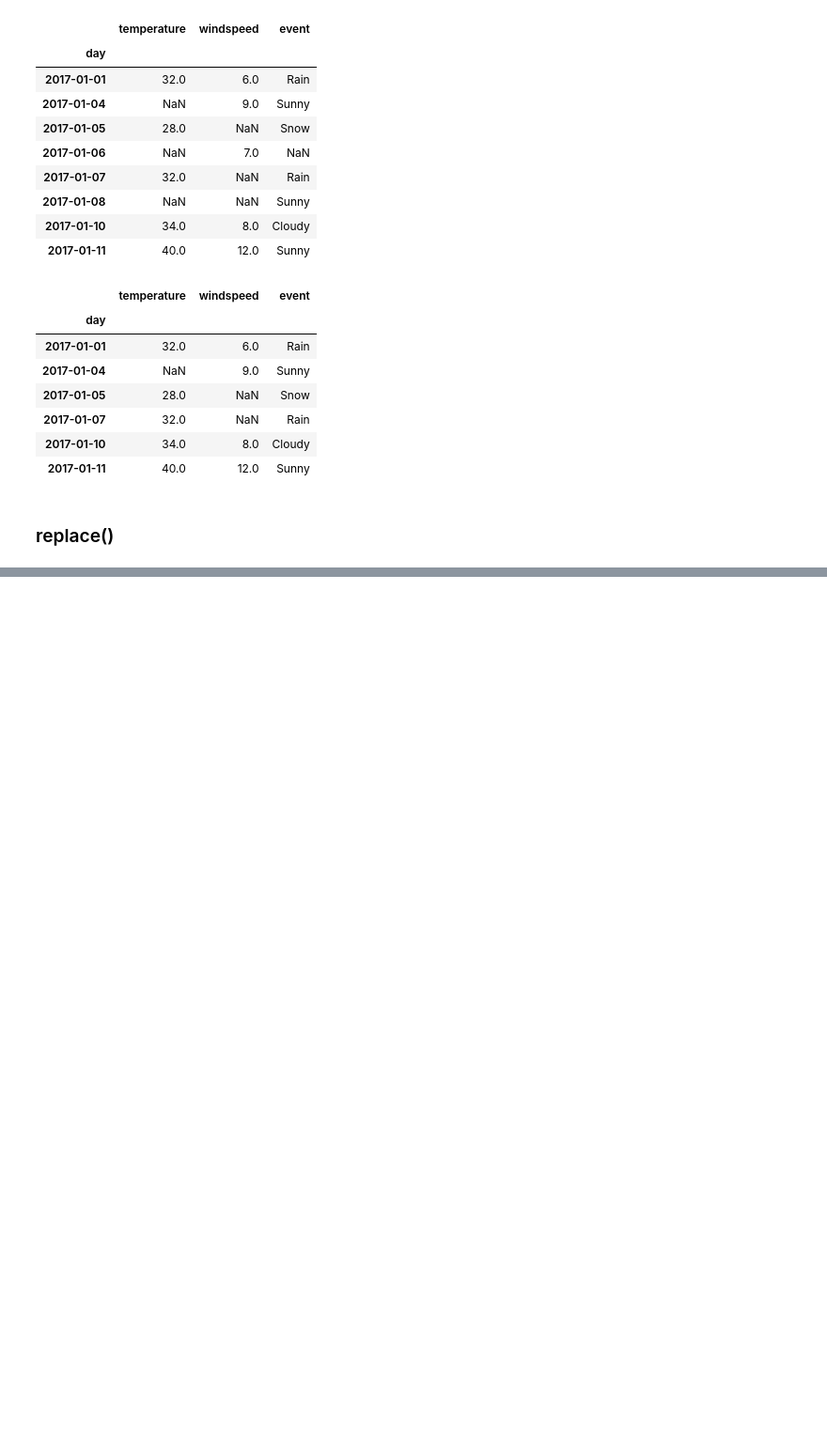
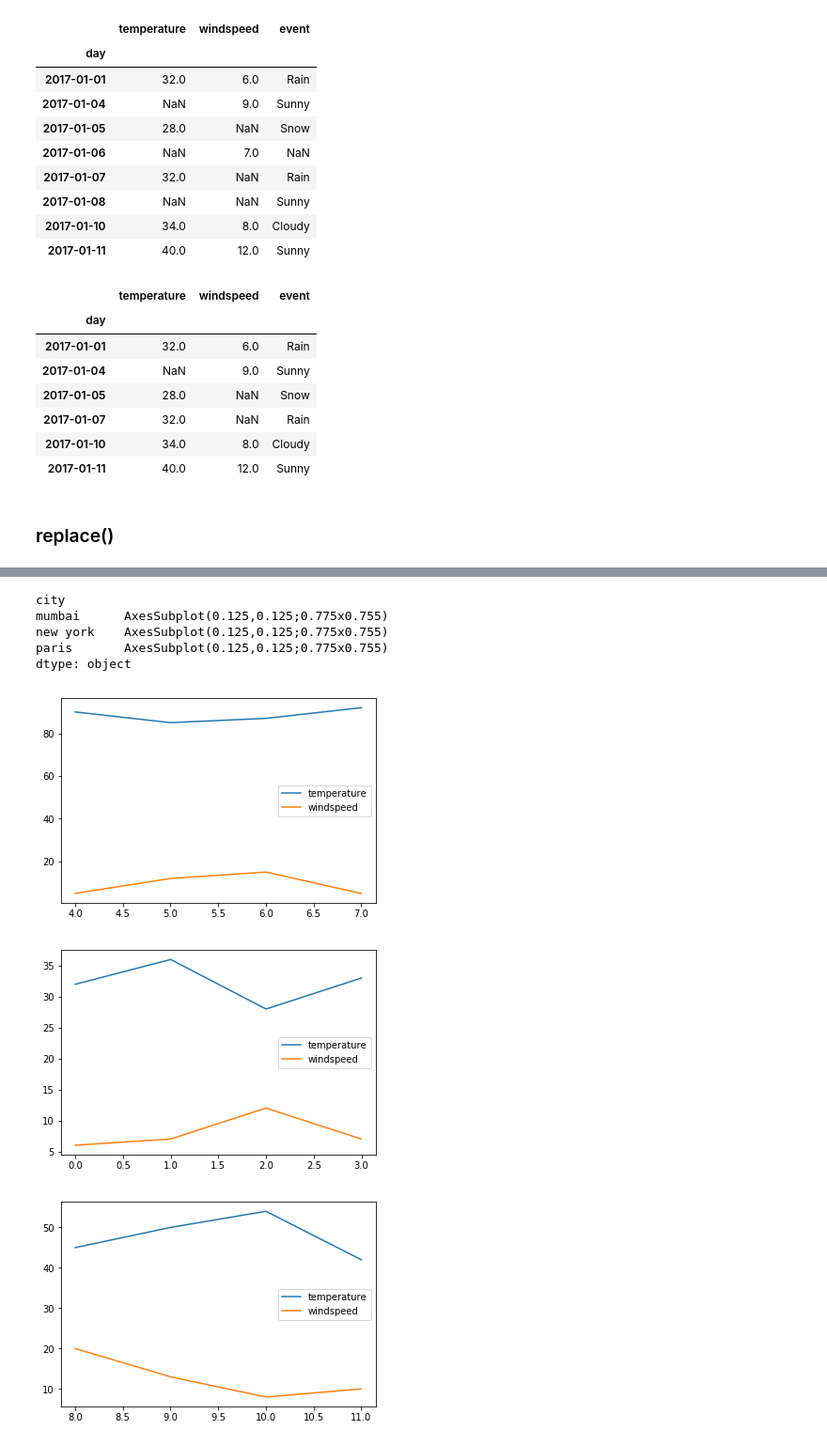
Before and after one commit to Vibhu-Agarwal/ML-Basics, a Jupyter notebook: pandas_practice.ipynb, the cells around one changed output, grey strips where cells are left out. Shown: that part at 94% size. Cells and saved outputs as stored; diff of their text form; code cells hidden in the pictures; blank space fills up the shorter version.

Commit message:
Updated pandas practice sheet with GroupBy feature

```diff
--- a/pandas_practice.ipynb
+++ b/pandas_practice.ipynb
@@ -231,0 +234,3 @@ new_df
+# %%
+df = pd.read_csv('weather_cities.csv')
+df
@@ -231,0 +251,5 @@ new_df
+# %%
+new_df = df.groupby('city')
+for city, city_df in new_df:
+    print(city)
+    print(city_df)
@@ -231,0 +292,12 @@ new_df
+# %%
+%matplotlib inline
+new_df.plot()
+# %% [output]
+city
+mumbai      AxesSubplot(0.125,0.125;0.775x0.755)
+new york    AxesSubplot(0.125,0.125;0.775x0.755)
+paris       AxesSubplot(0.125,0.125;0.775x0.755)
+dtype: object
+[figure, added]
+[figure, added]
+[figure, added]
```
Also changed, not shown: parts of 5 cells of this notebook, 1 other file.
